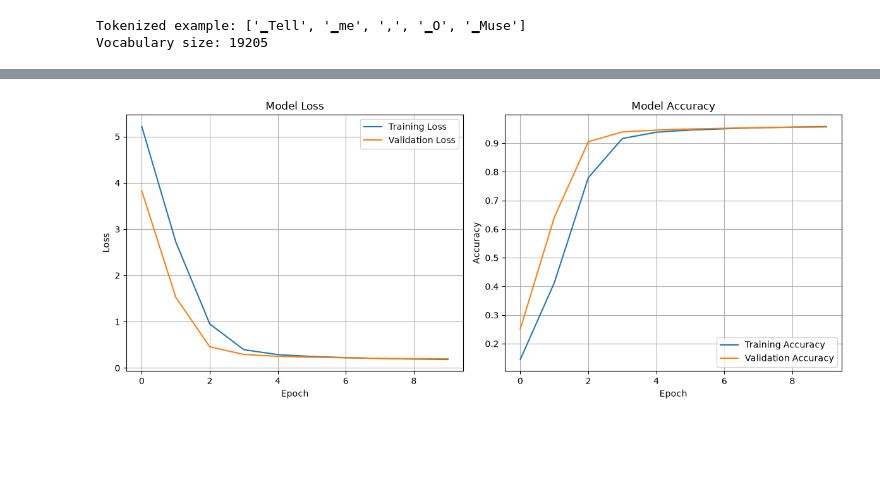
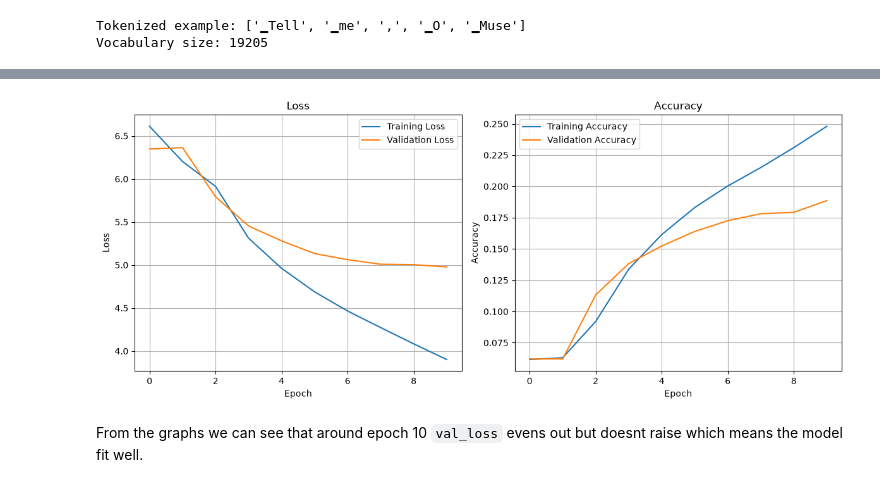
Before and after one commit to MustBeViable/Neuroverkkoprojekti, a Jupyter notebook: Transformer-Odyssey/transformer-odyssey.ipynb, the cells around one changed output, grey strips where cells are left out. Cells and saved outputs as stored; diff of their text form; code cells hidden in the pictures; blank space fills up the shorter version.

Commit message:
add model and temperature comparisons and analysis

```diff
--- a/Transformer-Odyssey/transformer-odyssey.ipynb
+++ b/Transformer-Odyssey/transformer-odyssey.ipynb
@@ -59,16 +70,15 @@ with open(temp_file, 'w', encoding='utf-8') as f:
 vocab_size = 19205
 model_prefix = 'odyssey-sp'
 
-"""
 spm.SentencePieceTrainer.train(
     input=temp_file,
     model_prefix=model_prefix,
     vocab_size=vocab_size,
-    character_coverage=1.0,  # Important for Finnish
+    character_coverage=1.0,
     model_type='bpe',
-    user_defined_symbols=['<PAD>', '<UNK>']
+    user_defined_symbols=['<PAD>', '<UNK>'],
+    minloglevel=2
 )
-"""
 
 sp = spm.SentencePieceProcessor()
 sp.load(f"{model_prefix}.model")
@@ -82,29 +92,20 @@ Tokenized example: ['▁Tell', '▁me', ',', '▁O', '▁Muse']
 Vocabulary size: 19205
 # %%
 seq_length = 64
+stride = 8
 pieces = sp.encode_as_ids(text)
 print(f"Total tokens: {len(pieces)}")
 
-sequences = []
-for i in range(0, len(pieces) - seq_length):
-    sequences.append(pieces[i:i+seq_length+1])
+split = int(0.9 * len(pieces))
 
-sequences = np.array(sequences)
-inputs = sequences[:, :-1]
-targets = sequences[:, 1:]
+def make_sequences(ids, stride):
+    starts = range(0, len(ids) - seq_length - 1, stride)
+    seqs = np.array([ids[i:i + seq_length + 1] for i in starts])
+    return seqs[:, :-1], seqs[:, 1:]
 
-print(f"Number of sequences: {len(sequences)}")
-print(f"Input shape: {inputs.shape}")
-print(f"Target shape: {targets.shape}")
+train_inputs, train_targets = make_sequences(pieces[:split], stride)
+val_inputs, val_targets = make_sequences(pieces[split:], seq_length)
 
-indices = np.arange(len(sequences))
-np.random.shuffle(indices)
-
-train_size = int(0.8 * len(sequences))
-train_indices = indices[:train_size]
-val_indices = indices[train_size:]
-
-train_inputs, train_targets = inputs[train_indices], targets[train_indices]
-val_inputs, val_targets = inputs[val_indices], targets[val_indices]
+print(train_inputs.shape, val_inputs.shape)
 # %% [output]
 Total tokens: 118245
@@ -231,25 +230,27 @@ Epoch 10/10
 # %%
 plt.figure(figsize=(12, 5))
 plt.subplot(1, 2, 1)
 plt.plot(history.history['loss'], label='Training Loss')
 plt.plot(history.history['val_loss'], label='Validation Loss')
-plt.title('Model Loss')
+plt.title('Loss')
 plt.xlabel('Epoch')
 plt.ylabel('Loss')
 plt.grid()
 plt.legend()
 
 plt.subplot(1, 2, 2)
 plt.plot(history.history['accuracy'], label='Training Accuracy')
 plt.plot(history.history['val_accuracy'], label='Validation Accuracy')
-plt.title('Model Accuracy')
+plt.title('Accuracy')
 plt.xlabel('Epoch')
 plt.ylabel('Accuracy')
 plt.grid()
 plt.legend()
 
 plt.tight_layout()
 plt.show()
 # %% [output]
-[figure, old version]
+[figure, new version]
+# %% [markdown]
+From the graphs we can see that around epoch 10 `val_loss` evens out but doesnt raise which means the model fit well.
 # %%
```
Also changed, not shown: parts of 23 cells of this notebook, 2 other files.
